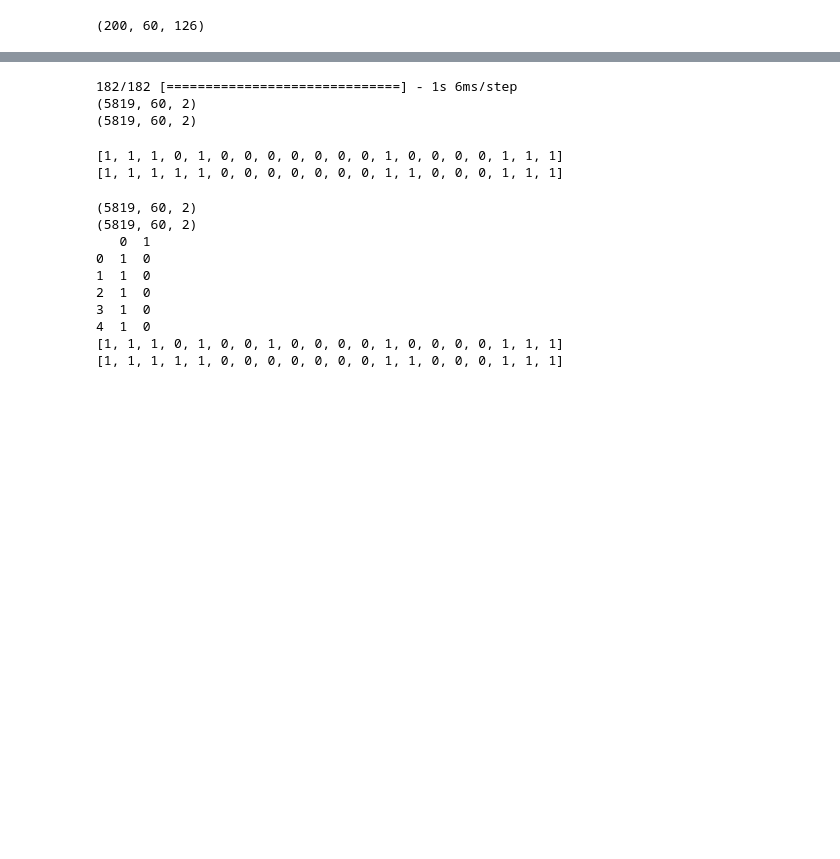
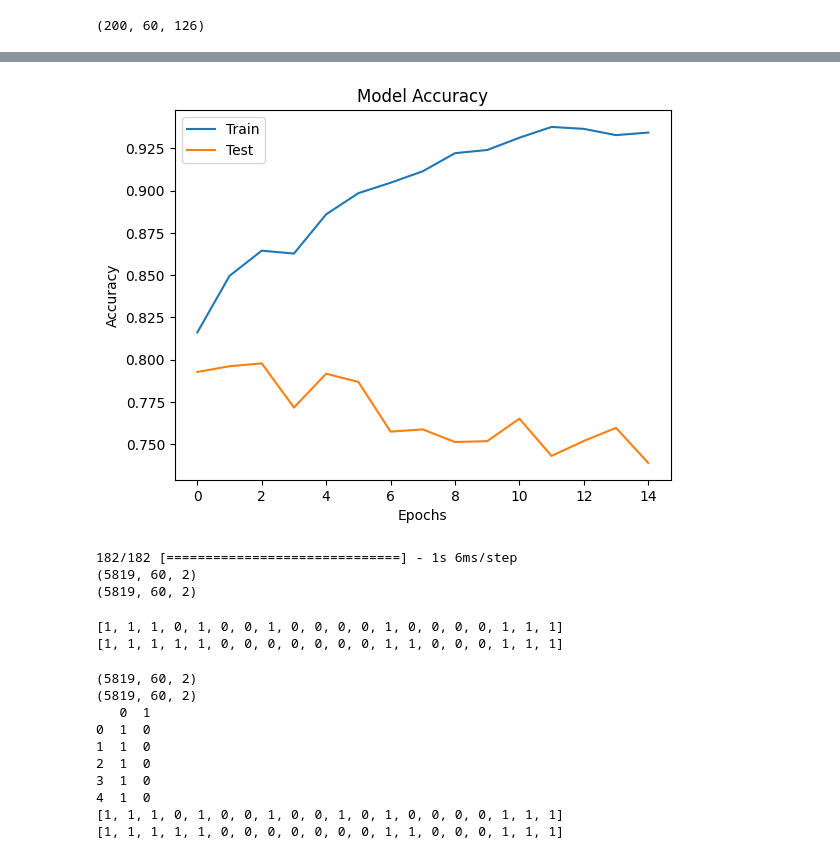
Before and after one commit to asw615/Classification-of-ASD-EyeTracking, a Jupyter notebook: lstm.ipynb, the cells around one changed output, grey strips where cells are left out. Drawn from its saved outputs; the diff is of its cells as text; code cells hidden in the pictures; blank space fills up the shorter version.

```diff
--- a/lstm.ipynb
+++ b/lstm.ipynb
@@ -277,12 +276,17 @@ lort.shape
 # %%
 from tensorflow.keras.models import Sequential
 # Define the LSTM model
+
+input_shape = (60, 126)
+dropout = 0.2
+learning_rate = 0.001
+
 
 def classification_model():
     model = Sequential()
 
     # Add an LSTM layer with, for example, 50 units
-    model.add(LSTM(units=60, input_shape=(60, 126), return_sequences=True))
+    model.add(LSTM(units=60, input_shape=input_shape, return_sequences=True))
 
     # Add a Dense layer with the number of classes as the output dimension and activation function
     model.add(Dense(units=50))
@@ -297,10 +301,17 @@ def classification_model():
 
 model = classification_model()
 
-model.fit(train_data_tensors, train_label_tensors, epochs = 15, batch_size= 10, validation_data= (test_data_tensors, test_label_tensors))
+history = model.fit(train_data_tensors, train_label_tensors, epochs = 15, batch_size= 10, validation_data= (test_data_tensors, test_label_tensors))
 
 
 model.save('modelus1.h5')
+
+# Saving the history of the model
+import pickle
+
+with open('modelus1_history', 'wb') as file_pi:
+    pickle.dump(history.history, file_pi)
+
 
 # Display a summary of the model's architecture
 model.summary()
@@ -328,3 +374,16 @@ _________________________________________________________________
+# %%
+# Plotting to see if the model is overfitting
+import matplotlib.pyplot as plt
+
+plt.plot(history.history['accuracy'])
+plt.plot(history.history['val_accuracy'])
+plt.title('Model Accuracy')
+plt.ylabel('Accuracy')
+plt.xlabel('Epochs')
+plt.legend(['Train', 'Test'], loc='upper left')
+plt.show()
+# %% [output]
+[figure, added]
 # %%
 from keras.models import load_model
 
@@ -410,7 +469,7 @@ for df in true_df_list:
 print(pred_list)
 print(true_list)
 # %% [output]
-[1, 1, 1, 0, 1, 0, 0, 0, 0, 0, 0, 0, 1, 0, 0, 0, 0, 1, 1, 1]
+[1, 1, 1, 0, 1, 0, 0, 1, 0, 0, 0, 0, 1, 0, 0, 0, 0, 1, 1, 1]
 [1, 1, 1, 1, 1, 0, 0, 0, 0, 0, 0, 0, 1, 1, 0, 0, 0, 1, 1, 1]
 # %%
 #making a prediction function based on sum of outputs
@@ -479,5 +538,5 @@ print(true_list)
 2  1  0
 3  1  0
 4  1  0
-[1, 1, 1, 0, 1, 0, 0, 1, 0, 0, 0, 0, 1, 0, 0, 0, 0, 1, 1, 1]
+[1, 1, 1, 0, 1, 0, 0, 1, 0, 0, 1, 0, 1, 0, 0, 0, 0, 1, 1, 1]
 [1, 1, 1, 1, 1, 0, 0, 0, 0, 0, 0, 0, 1, 1, 0, 0, 0, 1, 1, 1]
```
Also changed, not shown: parts of 3 cells of this notebook, 7 other files.
